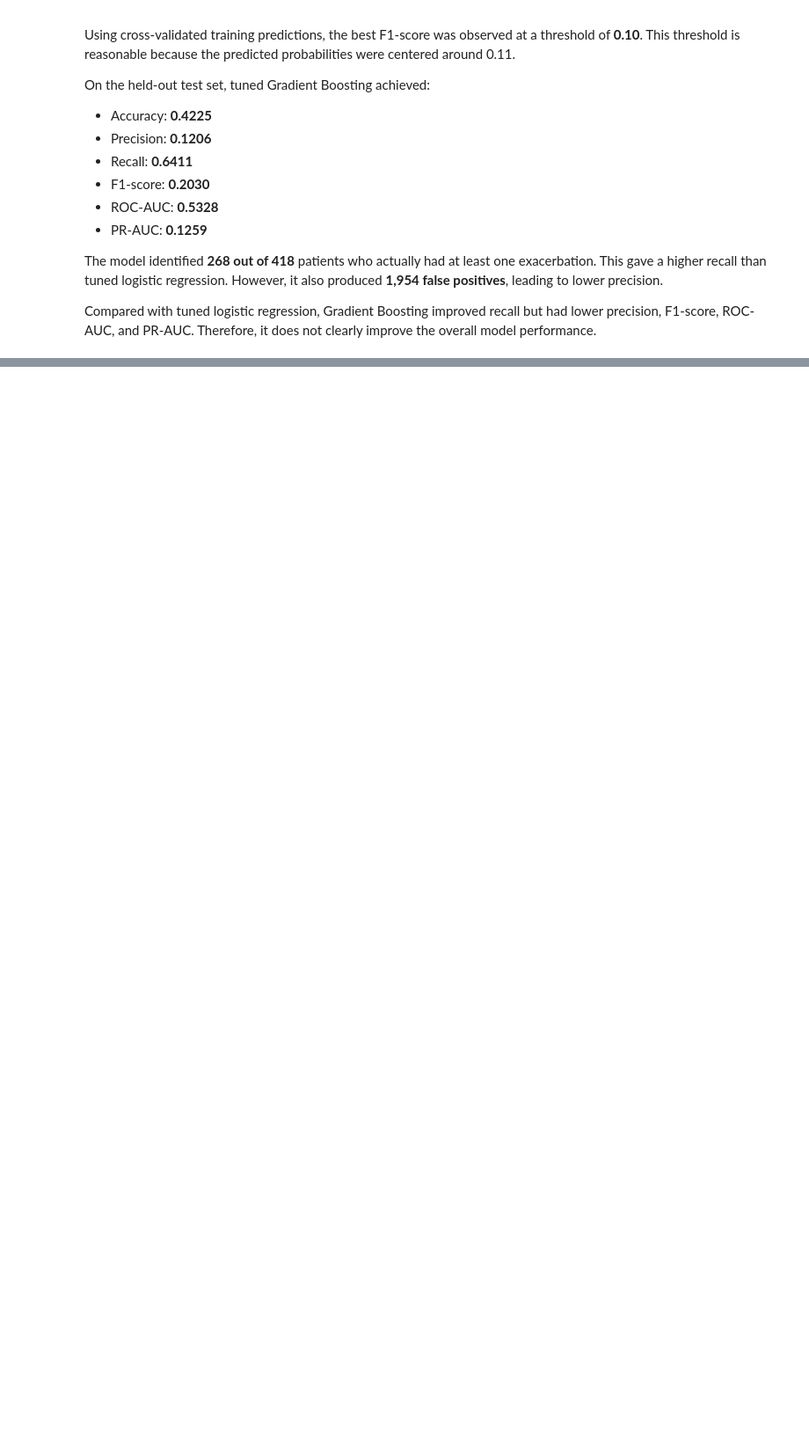
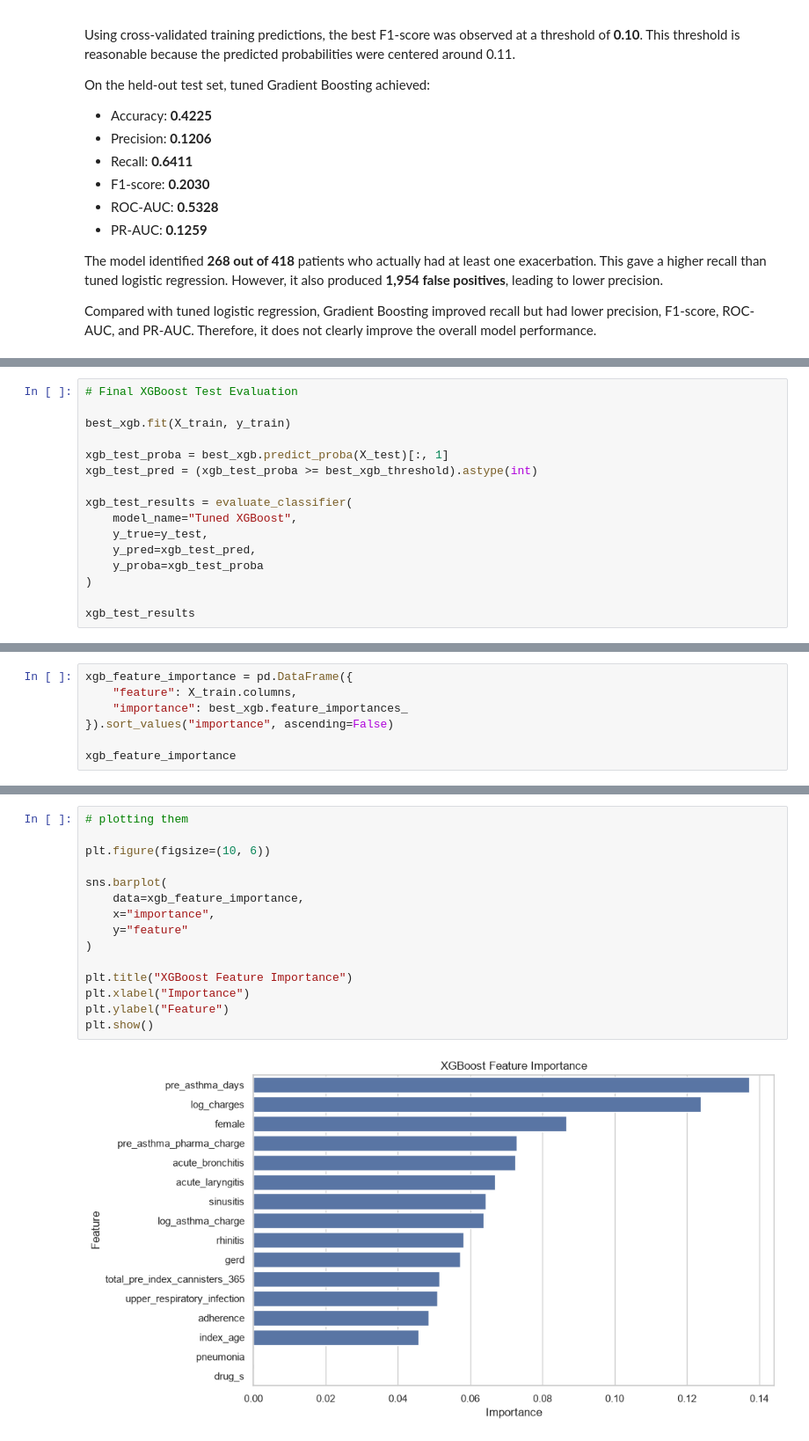
Before and after one commit to tarachd/drug-efficacy-asthma-ml, a Jupyter notebook: notebooks/06_advanced_binary_classification_xgboost.ipynb, the cells around one changed output, grey strips where cells are left out. Shown at 88% size. Cells and saved outputs as stored; diff of their text form; blank space fills up the shorter version.

```diff
--- a/notebooks/06_advanced_binary_classification_xgboost.ipynb
+++ b/notebooks/06_advanced_binary_classification_xgboost.ipynb
@@ -338,0 +476,16 @@ Compared with tuned logistic regression, Gradient Boosting improved recall but h
+# %%
+# Final XGBoost Test Evaluation
+
+best_xgb.fit(X_train, y_train)
+
+xgb_test_proba = best_xgb.predict_proba(X_test)[:, 1]
+xgb_test_pred = (xgb_test_proba >= best_xgb_threshold).astype(int)
+
+xgb_test_results = evaluate_classifier(
+    model_name="Tuned XGBoost",
+    y_true=y_test,
+    y_pred=xgb_test_pred,
+    y_proba=xgb_test_proba
+)
+
+xgb_test_results
@@ -338,0 +640,7 @@ Compared with tuned logistic regression, Gradient Boosting improved recall but h
+# %%
+xgb_feature_importance = pd.DataFrame({
+    "feature": X_train.columns,
+    "importance": best_xgb.feature_importances_
+}).sort_values("importance", ascending=False)
+
+xgb_feature_importance
@@ -338,0 +665,17 @@ Compared with tuned logistic regression, Gradient Boosting improved recall but h
+# %%
+# plotting them
+
+plt.figure(figsize=(10, 6))
+
+sns.barplot(
+    data=xgb_feature_importance,
+    x="importance",
+    y="feature"
+)
+
+plt.title("XGBoost Feature Importance")
+plt.xlabel("Importance")
+plt.ylabel("Feature")
+plt.show()
+# %% [output]
+[figure, added]
```
Also changed, not shown: parts of 19 cells of this notebook.
